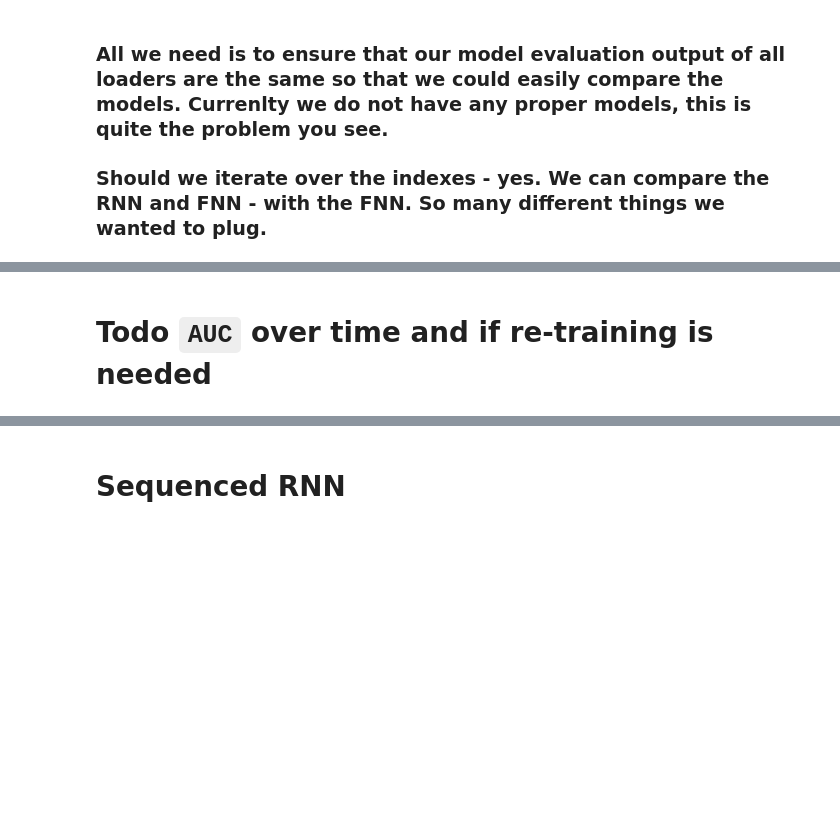
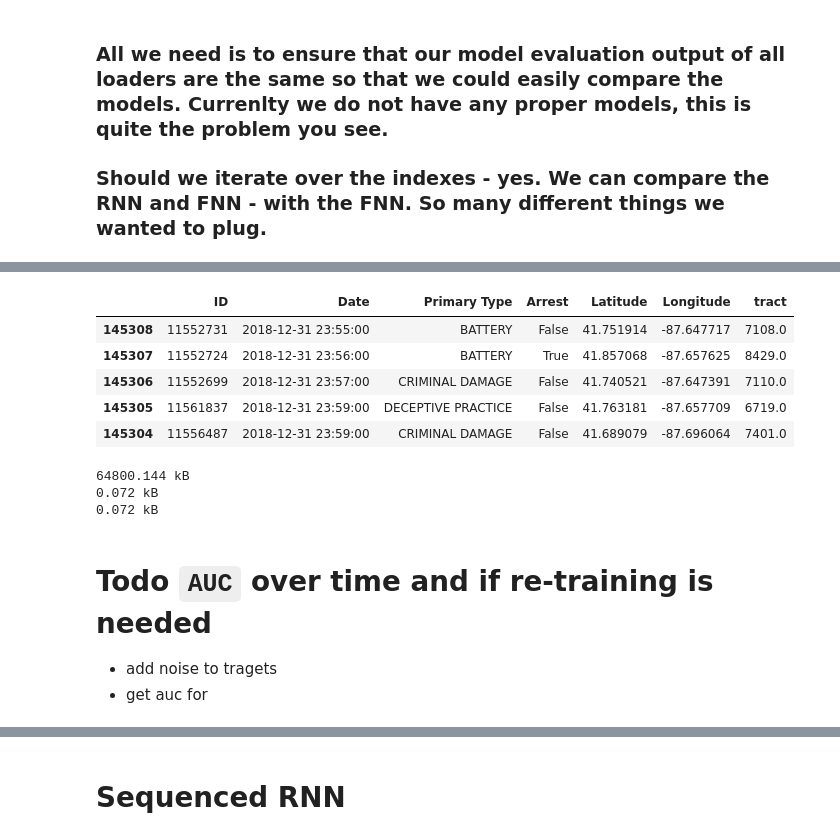
Before and after one commit to bernsblack/masters, a Jupyter notebook: notebook.ipynb, the cells around one changed output, grey strips where cells are left out. Cells and saved outputs as stored; diff of their text form; code cells hidden in the pictures; blank space fills up the shorter version.

```diff
--- a/notebook.ipynb
+++ b/notebook.ipynb
@@ -17,0 +41,11 @@ import numpy as np
+# %%
+crimes = pd.read_pickle('./data/raw/crimes_2012_to_2018.pkl')
+# %%
+crimes.tail()
+# %% [output]
+|  | ID | Date | Primary Type | Arrest | Latitude | Longitude | tract |
+| 145308 | 11552731 | 2018-12-31 23:55:00 | BATTERY | False | 41.751914 | -87.647717 | 7108.0 |
+| 145307 | 11552724 | 2018-12-31 23:56:00 | BATTERY | True | 41.857068 | -87.657625 | 8429.0 |
+| 145306 | 11552699 | 2018-12-31 23:57:00 | CRIMINAL DAMAGE | False | 41.740521 | -87.647391 | 7110.0 |
+| 145305 | 11561837 | 2018-12-31 23:59:00 | DECEPTIVE PRACTICE | False | 41.763181 | -87.657709 | 6719.0 |
+| 145304 | 11556487 | 2018-12-31 23:59:00 | CRIMINAL DAMAGE | False | 41.689079 | -87.696064 | 7401.0 |
@@ -18,2 +57,21 @@ import numpy as np
+# %%
+npdata = np.random.binomial(1,0.1,(300,30,30,30))
+# npdata = np.random.randn(300,30,30,30)
+dense_data = torch.Tensor(npdata)
+spare_data = dense_data.to_sparse()
+size(npdata)
+size(dense_data)
+size(spare_data)
+
+
+np.savez_compressed("000_numpy_tensor.npz", npdata)
+# torch.save(spare_data, "000_spare_data.pth")
+torch.save(dense_data, "000_dense_data.pth")
+# %% [output]
+64800.144 kB
+0.072 kB
+0.072 kB
 # %% [markdown]
 # Todo `AUC` over time and if re-training is needed
+- add noise to tragets
+- get auc for
```
Also changed, not shown: parts of 16 cells of this notebook, 18 other files.
